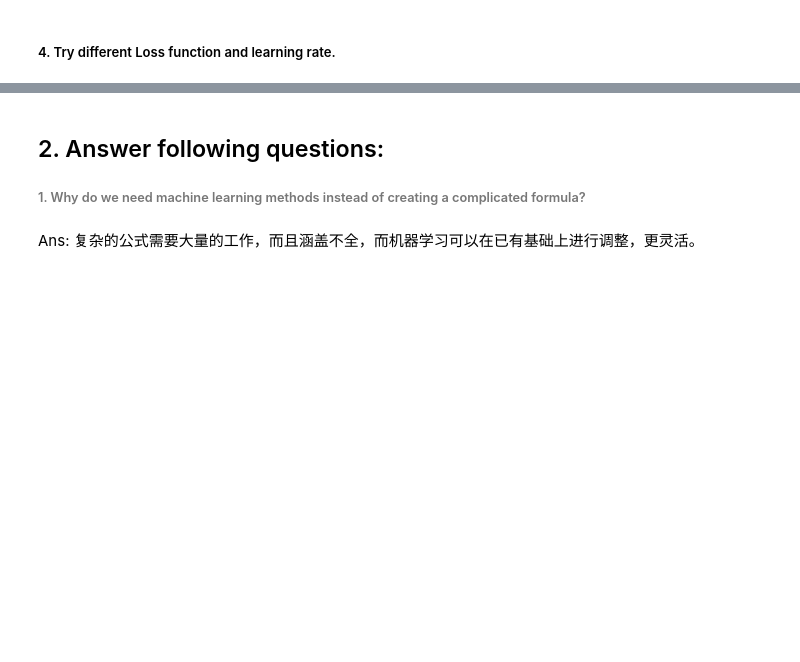
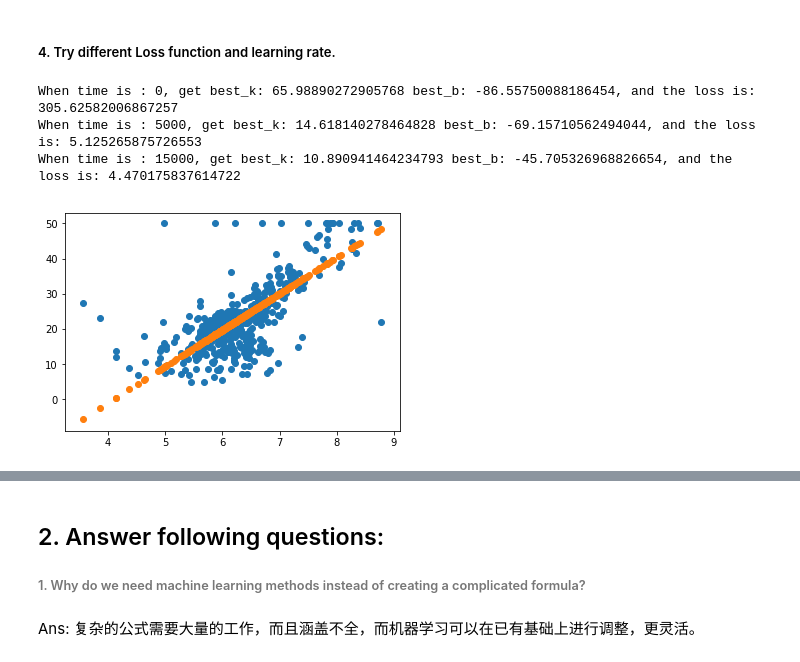
Before and after one commit to yueraiyu/nlp_lessons, a Jupyter notebook: com/yeay/lessons2/code/Assignment-02.ipynb, the cells around one changed output, grey strips where cells are left out. Cells and saved outputs as stored; diff of their text form; code cells hidden in the pictures; blank space fills up the shorter version.

```diff
--- a/com/yeay/lessons2/code/Assignment-02.ipynb
+++ b/com/yeay/lessons2/code/Assignment-02.ipynb
@@ -121,0 +246,7 @@ $$ loss() = sum((y - hat(y))^2) / n $$
+# %%
+gen_best_by_gradient(20000)
+# %% [output]
+When time is : 0, get best_k: 65.98890272905768 best_b: -86.55750088186454, and the loss is: 305.62582006867257
+When time is : 5000, get best_k: 14.618140278464828 best_b: -69.15710562494044, and the loss is: 5.125265875726553
+When time is : 15000, get best_k: 10.890941464234793 best_b: -45.705326968826654, and the loss is: 4.470175837614722
+[figure, added]
```
Also changed, not shown: parts of 16 cells of this notebook.
